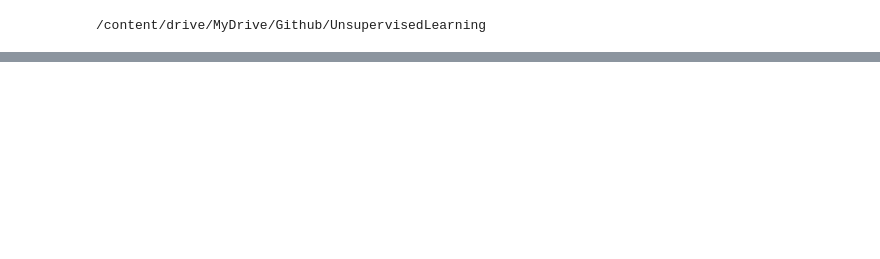
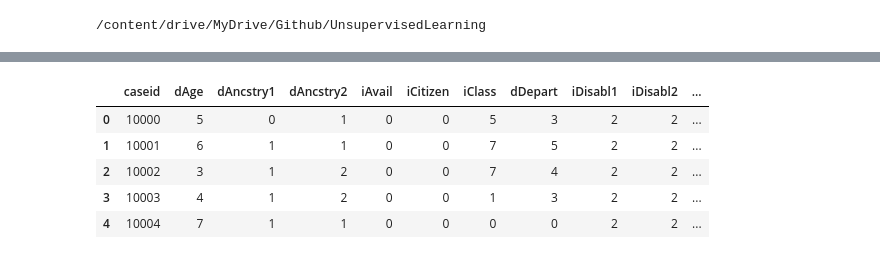
Before and after one commit to ItaiShalik/UnsupervisedLearning, a Jupyter notebook: UnsupervisedLearning nootbook.ipynb, the cells around one changed output, grey strips where cells are left out. Saved outputs shown, nothing was run; the diff lists cells and outputs as text; code cells hidden in the pictures; blank space fills up the shorter version.

```diff
--- a/UnsupervisedLearning nootbook.ipynb
+++ b/UnsupervisedLearning nootbook.ipynb
@@ -30,0 +113,9 @@ nothing to commit (create/copy files and use "git add" to track)
+# %%
+census.head()
+# %% [output]
+|  | caseid | dAge | dAncstry1 | dAncstry2 | iAvail | iCitizen | iClass | dDepart | iDisabl1 | iDisabl2 | ... |
+| 0 | 10000 | 5 | 0 | 1 | 0 | 0 | 5 | 3 | 2 | 2 | ... |
+| 1 | 10001 | 6 | 1 | 1 | 0 | 0 | 7 | 5 | 2 | 2 | ... |
+| 2 | 10002 | 3 | 1 | 2 | 0 | 0 | 7 | 4 | 2 | 2 | ... |
+| 3 | 10003 | 4 | 1 | 2 | 0 | 0 | 1 | 3 | 2 | 2 | ... |
+| 4 | 10004 | 7 | 1 | 1 | 0 | 0 | 0 | 0 | 2 | 2 | ... |
```
Also changed, not shown: parts of 21 cells of this notebook.
